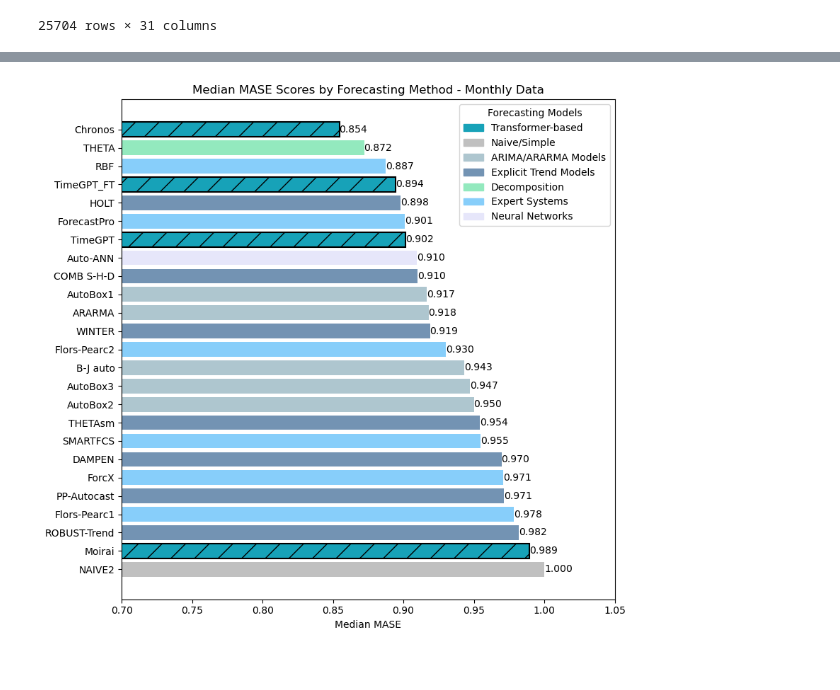
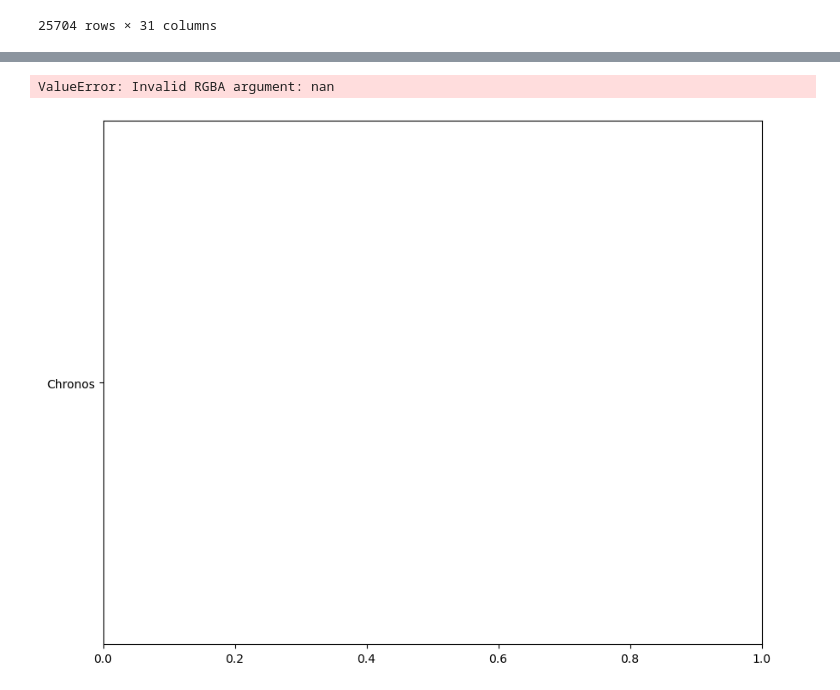
Before and after one commit to tom-alten/OutsmartingTime, a Jupyter notebook: Analysis/fine_tune_experiment.ipynb, the cells around one changed output, grey strips where cells are left out. Drawn from its saved outputs; the diff is of its cells as text; code cells hidden in the pictures.

```diff
--- a/Analysis/fine_tune_experiment.ipynb
+++ b/Analysis/fine_tune_experiment.ipynb
@@ -19,8 +19,8 @@ categories_dict = {
     'AutoBox1': 'ARIMA/ARARMA Models',
     'AutoBox2': 'ARIMA/ARARMA Models',
     'AutoBox3': 'ARIMA/ARARMA Models',
-    'AAM1': 'ARIMA/ARARMA Models',
-    'AAM2': 'ARIMA/ARARMA Models',
+    'AAM 1': 'ARIMA/ARARMA Models',
+    'AAM 2': 'ARIMA/ARARMA Models',
     'ARARMA': 'ARIMA/ARARMA Models',
     'ForecastPro': 'Expert Systems',
     'SMARTFCS': 'Expert Systems',
@@ -29,10 +29,9 @@ categories_dict = {
     'Flors-Pearc2': 'Expert Systems',
     'ForcX': 'Expert Systems',
     'Auto-ANN': 'Neural Networks',
-    'TimeGPT': 'Transformer-based',
-    'TimeGPT_FT': 'Transformer-based',
-    'Chronos': 'Transformer-based',
-    'Moirai': 'Transformer-based'
+    'TimeGPT': 'Foundation Models',
+    'Chronos': 'Foundation Models',
+    'Moirai': 'Foundation Models'
 }
 # %%
 year_df = pd.read_parquet("/Users/kristianertresvag/Documents/Handelshøyskolen BI/Master/4. semester/Master Thesis/Master Thesis/M3 Data/M3_yearly_processed.parquet")
@@ -209,7 +208,7 @@ median_mase_df.columns = ['Method', 'MedianMASE']
 median_mase_df['Category'] = median_mase_df['Method'].map(categories_dict)
 # %%
 color_map = {
-    'Transformer-based': '#17a2b8',  # Vivid Turquoise
+    'Foundation Models': '#17a2b8',  # Vivid Turquoise
     'Naive/Simple': '#c0c0c0',       # Soft Gray
     'ARIMA/ARARMA Models': '#aec6cf', # Gentle Blue
     'Explicit Trend Models': '#7393B3', # Dusty Blue
@@ -222,30 +221,31 @@ category_colors = median_mase_df['Category'].map(color_map)
 # %%
 category_colors = median_mase_df['Category'].map(color_map)
 
 plt.figure(figsize=(10, 8))
 bars = plt.barh(median_mase_df['Method'], median_mase_df['MedianMASE'], color=category_colors)
 
-transformer_bars = [bar for bar, method in zip(bars, median_mase_df['Method']) if median_mase_df.loc[median_mase_df['Method'] == method, 'Category'].values[0] == 'Transformer-based']
+transformer_bars = [bar for bar, method in zip(bars, median_mase_df['Method']) if median_mase_df.loc[median_mase_df['Method'] == method, 'Category'].values[0] == 'Foundation Models']
 for bar in transformer_bars:
     bar.set_edgecolor('black')  # Adding a black border to the bar
     bar.set_linewidth(1.5)  # Making the border thicker
     bar.set_hatch('/')  # Adding a hatch pattern
 
 for bar in bars:
     plt.text(bar.get_width(), bar.get_y() + bar.get_height()/2, f'{bar.get_width():.3f}', va='center', ha='left')
 
 plt.xlabel('Median MASE')
 plt.title('Median MASE Scores by Forecasting Method - Monthly Data')
 plt.gca().invert_yaxis()  # Invert y-axis to have the best method at the top
 plt.legend(
     [plt.Rectangle((0,0),1,1, color=color_map[category]) for category in color_map],
     color_map.keys(),
     title="Forecasting Models",
     loc='best'
 )
 
 plt.xlim(left=0.7)
 plt.tight_layout(rect=[0,0,0.85,1])
 plt.show()
 # %% [output]
+ValueError: Invalid RGBA argument: nan
-[figure, old version]
+[figure, new version]
```
Also changed, not shown: 2 other files.
